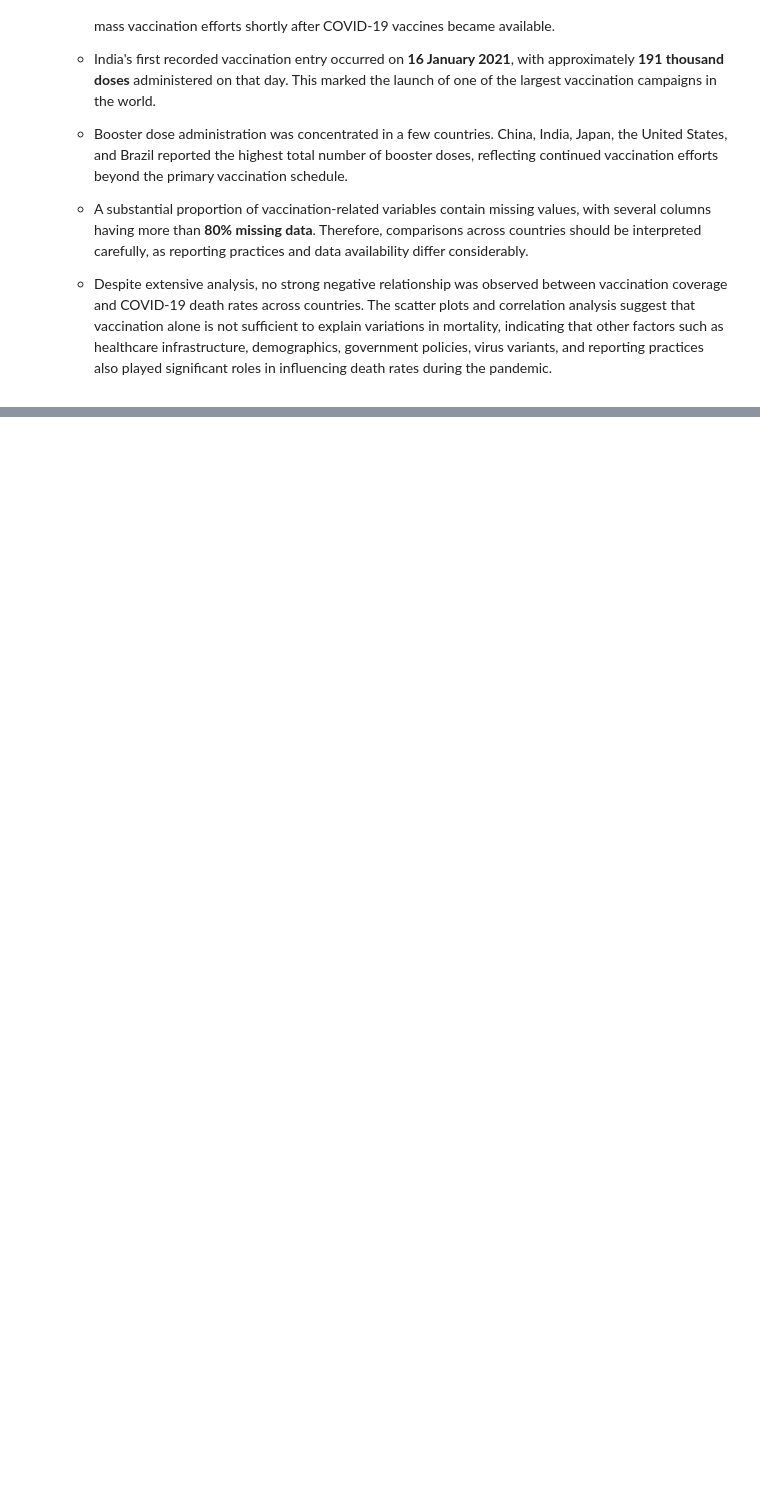
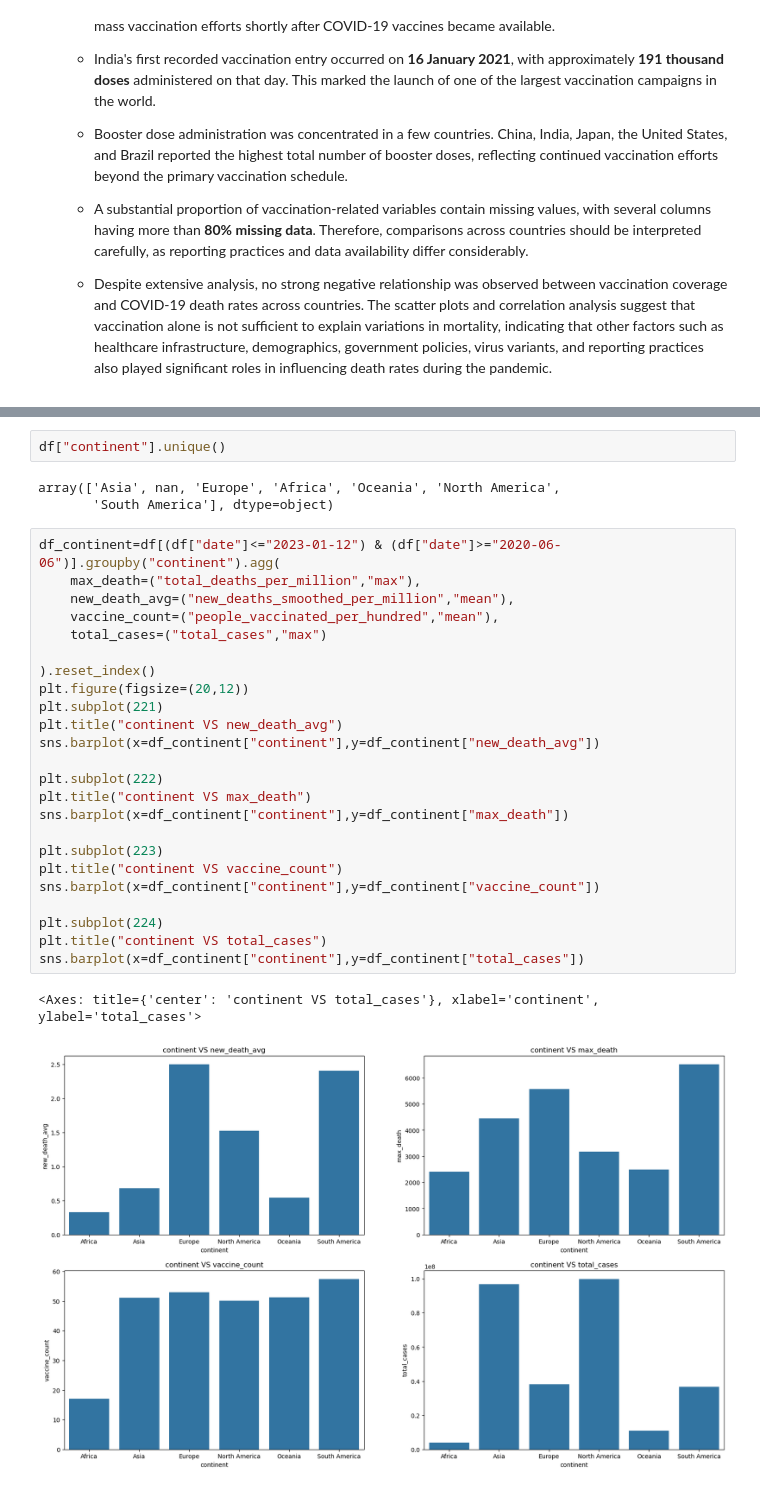
Before and after one commit to Polly49/COVID-19-Global-Data-Analysis, a Jupyter notebook: notebooks/covid_eda.ipynb, the cells around one changed output, grey strips where cells are left out. Saved outputs shown, nothing was run; the diff lists cells and outputs as text; blank space fills up the shorter version.

```diff
--- a/notebooks/covid_eda.ipynb
+++ b/notebooks/covid_eda.ipynb
@@ -728,0 +769,32 @@ df_analyse_vaccine[
+# %%
+df["continent"].unique()
+# %% [output]
+array(['Asia', nan, 'Europe', 'Africa', 'Oceania', 'North America',
+       'South America'], dtype=object)
+# %%
+df_continent=df[(df["date"]<="2023-01-12") & (df["date"]>="2020-06-06")].groupby("continent").agg(
+    max_death=("total_deaths_per_million","max"),
+    new_death_avg=("new_deaths_smoothed_per_million","mean"),
+    vaccine_count=("people_vaccinated_per_hundred","mean"),
+    total_cases=("total_cases","max")
+
+).reset_index()
+plt.figure(figsize=(20,12))
+plt.subplot(221)
+plt.title("continent VS new_death_avg")
+sns.barplot(x=df_continent["continent"],y=df_continent["new_death_avg"])
+
+plt.subplot(222)
+plt.title("continent VS max_death")
+sns.barplot(x=df_continent["continent"],y=df_continent["max_death"])
+
+plt.subplot(223)
+plt.title("continent VS vaccine_count")
+sns.barplot(x=df_continent["continent"],y=df_continent["vaccine_count"])
+
+plt.subplot(224)
+plt.title("continent VS total_cases")
+sns.barplot(x=df_continent["continent"],y=df_continent["total_cases"])
+# %% [output]
+<Axes: title={'center': 'continent VS total_cases'}, xlabel='continent', ylabel='total_cases'>
+[figure, added]
```
Also changed, not shown: parts of 13 cells of this notebook.
